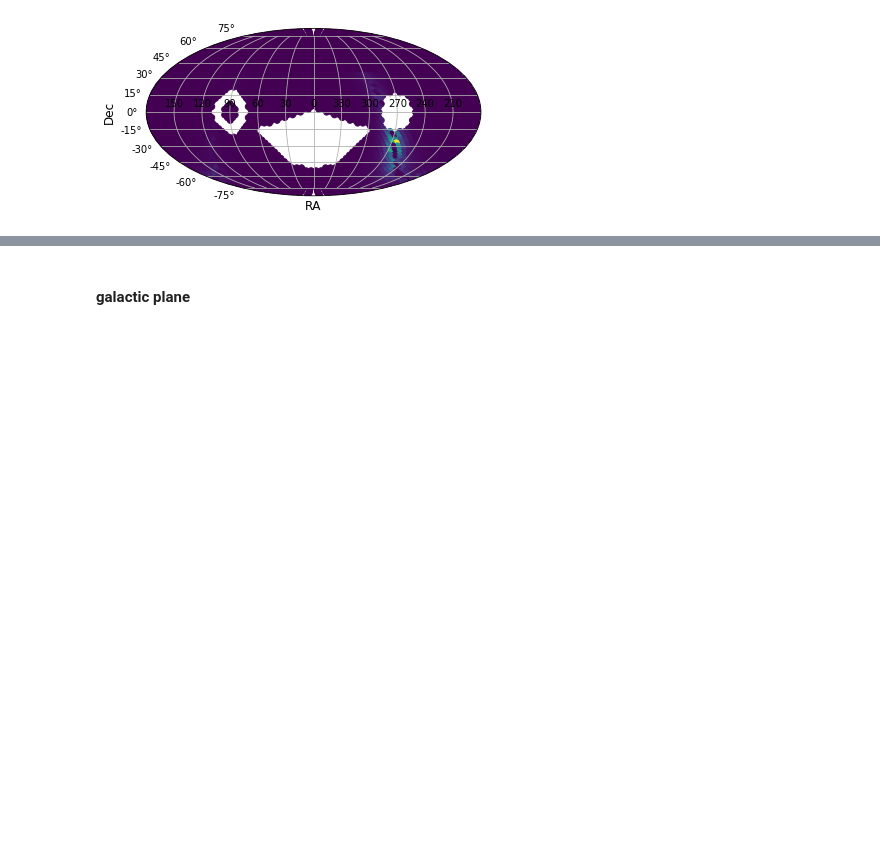
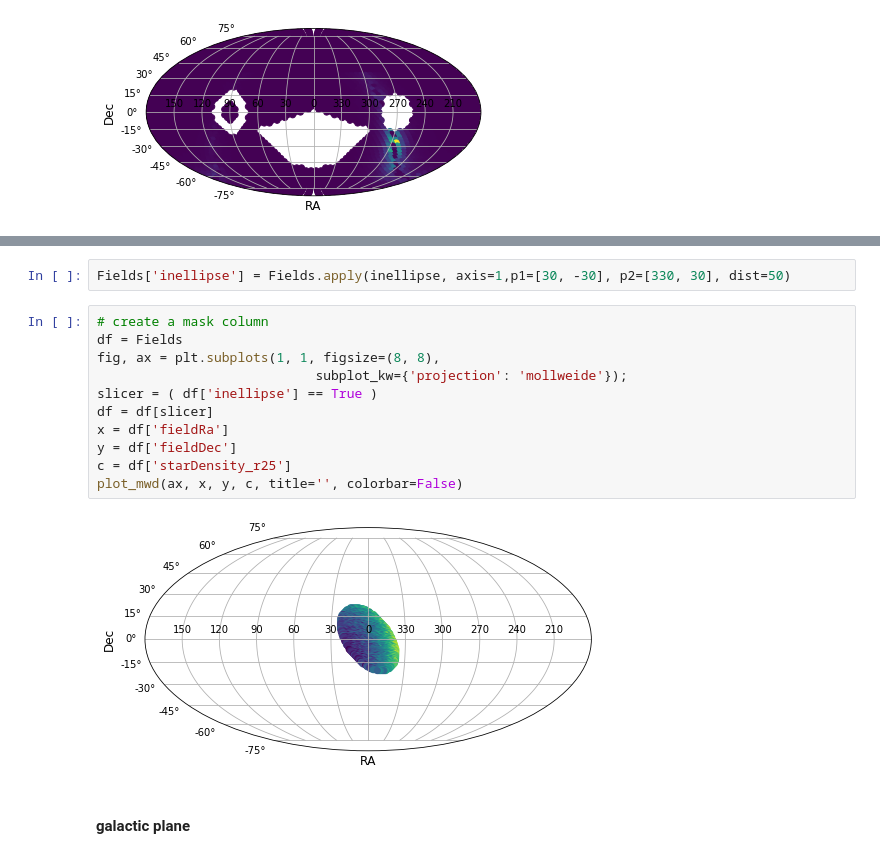
Before and after one commit to fedhere/LSSTunknowns, a Jupyter notebook: code/spatial_selection.ipynb, the cells around one changed output, grey strips where cells are left out. Cells and saved outputs as stored; diff of their text form; blank space fills up the shorter version.

```diff
--- a/code/spatial_selection.ipynb
+++ b/code/spatial_selection.ipynb
@@ -185,3 +227,18 @@ plot_mwd(ax, x, y, c, title='', colorbar=False)
+# %%
+Fields['inellipse'] = Fields.apply(inellipse, axis=1,p1=[30, -30], p2=[330, 30], dist=50)
+# %%
+# create a mask column
+df = Fields
+fig, ax = plt.subplots(1, 1, figsize=(8, 8),
+                            subplot_kw={'projection': 'mollweide'});
+slicer = ( df['inellipse'] == True )
+df = df[slicer]
+x = df['fieldRa']
+y = df['fieldDec']
+c = df['starDensity_r25']
+plot_mwd(ax, x, y, c, title='', colorbar=False)
+# %% [output]
+[figure, added]
 # %% [markdown]
 #### galactic plane
 # %%
```
Also changed, not shown: parts of 11 cells of this notebook.
